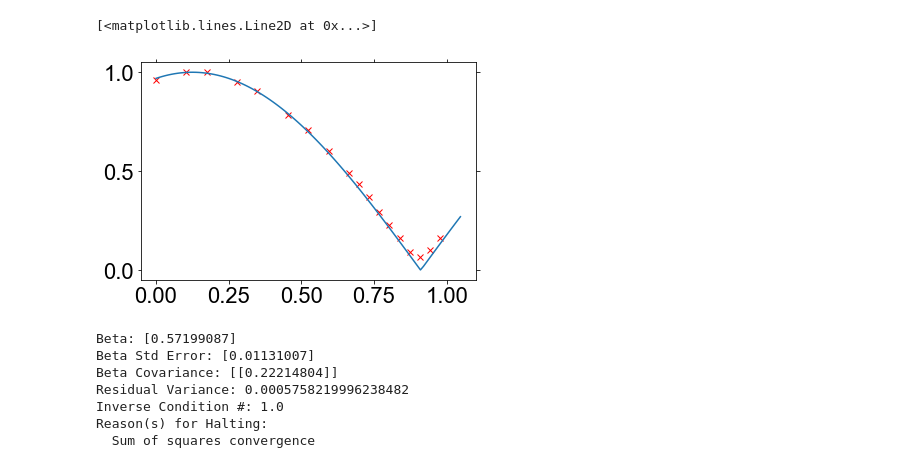
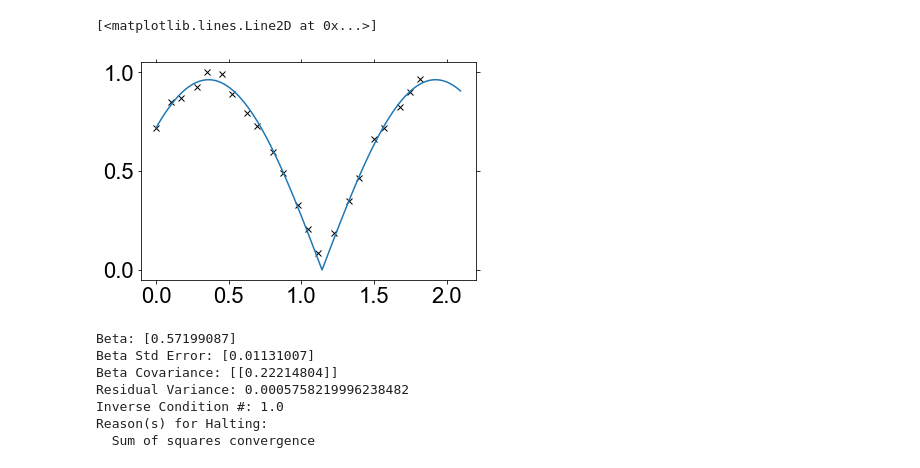
Before and after one commit to ttlindkvist/exphys2, a Jupyter notebook: Mach Zehnder/Polarization.ipynb, the cells around one changed output. Saved outputs shown, nothing was run; the diff lists cells and outputs as text; code cells hidden in the pictures.

Commit message:
MZI polarization and interference analysis

```diff
--- a/Mach Zehnder/Polarization.ipynb
+++ b/Mach Zehnder/Polarization.ipynb
@@ -37,5 +37,21 @@ def get_data(folder):
         ampls.append(get_peak_to_peak(data_dir+'/'+str(s)))
     return np.array(sub_folders[:]), ampls[:]/np.max(ampls)
 # %%
-day1_w_pol = get_data("Day 1/Polarization w pol 0 deg")
+# day1_w_pol = get_data("Day 1/Polarization w pol 0 deg")
 day1_wo_pol = get_data("Day 1/Polarization wo pol")
+day3 = get_data("Day 3/Wheel")
+# %%
+def func(params, x):
+    a, b, c = params
+    return a*np.abs(np.cos(b*x+c))
+# %%
+model = Model(func)
+data1 = Data(day1_wo_pol[0]/180*np.pi, day1_wo_pol[1], wd=1/(np.ones(np.shape(day1_wo_pol[1]))*0.5/180*np.pi)**2, we=1/(np.ones(np.shape(day1_wo_pol[1]))*5e-2)**2)
+data2 = Data(day3[0]/180*np.pi, day3[1], wd=1/(np.ones(np.shape(day3[1]))*0.5/180*np.pi)**2, we=1/(np.ones(np.shape(day3[1]))*5e-2)**2)
+
+odr = ODR(data1, model, beta0=[1, 2, 0.25])
+output1=odr.run()
+output1.pprint()
+odr = ODR(data2, model, beta0=[1, 2, 0.25])
+output2=odr.run()
+output2.pprint()
@@ -42,11 +113,12 @@ day1_wo_pol = get_data("Day 1/Polarization wo pol")
 # %%
-# plt.plot(day1_w_pol[0]/180*np.pi, day1_w_pol[1], 'kx')
-plt.plot(day1_wo_pol[0]/180*np.pi, day1_wo_pol[1], 'rx')
-xs = np.linspace(0, np.pi/3, 100)
-plt.plot(xs, np.abs(np.cos(2*xs-0.25)))
+plt.plot(day3[0]/180*np.pi, day3[1], 'kx')
+# plt.plot(day1_wo_pol[0]/180*np.pi, day1_wo_pol[1], 'rx')
+xs = np.linspace(0, 2*np.pi/3, 100)
+plt.plot(xs, func(output2.beta, xs))
+# plt.plot(xs, np.abs(np.cos(2*xs-0.25)))
 # %% [output]
 [<matplotlib.lines.Line2D at 0x...>]
-[figure, old version]
+[figure, new version]
 # %%
 def func(loss, x):
     return (1-loss)*10**(-x)
```
Also changed, not shown: parts of 3 cells of this notebook, 54 other files.
